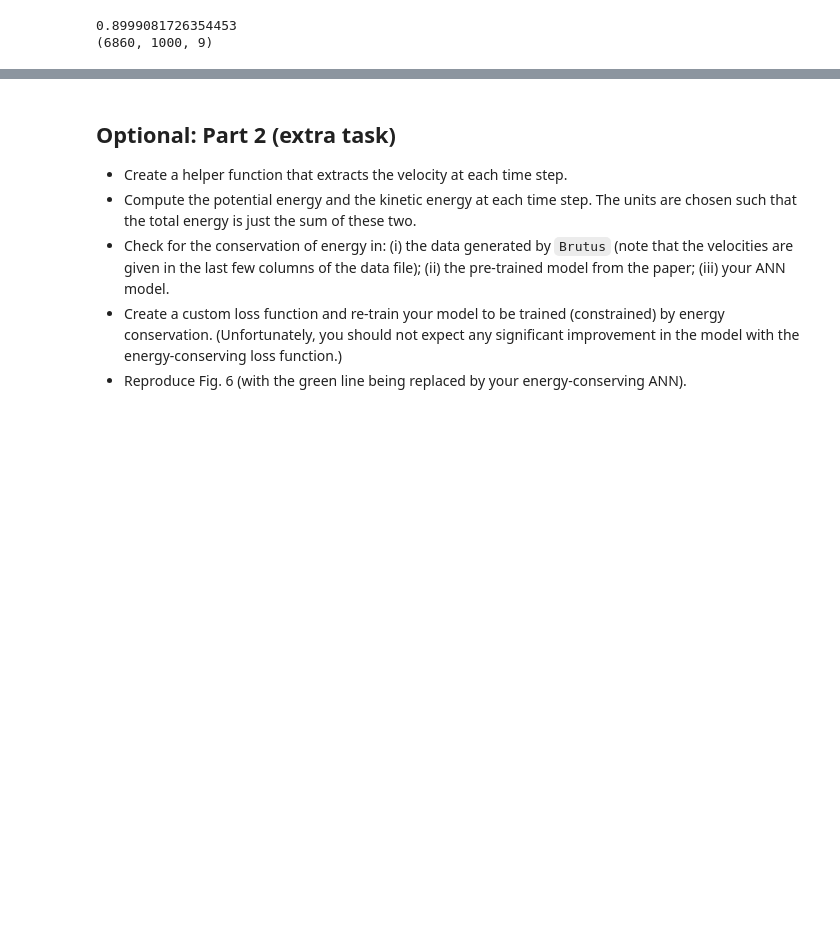
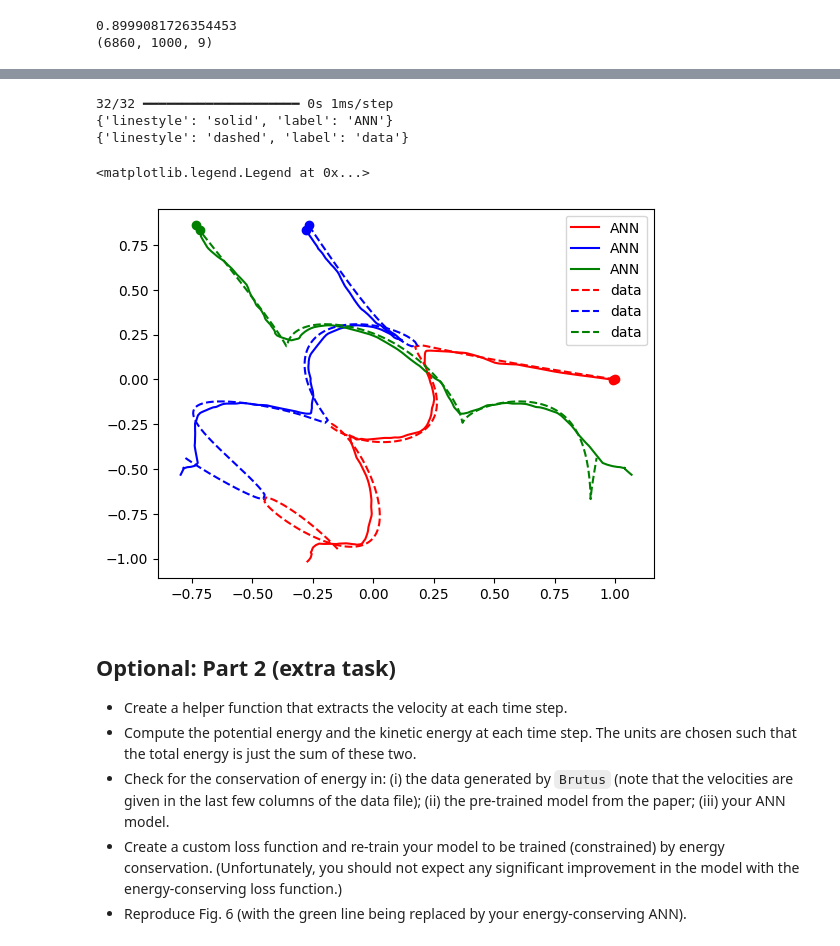
Before and after one commit to stinaper/tif285, a Jupyter notebook: doc/pub/Projects/Project2/TIF285_Project2.ipynb, the cells around one changed output, grey strips where cells are left out. Cells and saved outputs as stored; diff of their text form; code cells hidden in the pictures; blank space fills up the shorter version.

```diff
--- a/doc/pub/Projects/Project2/TIF285_Project2.ipynb
+++ b/doc/pub/Projects/Project2/TIF285_Project2.ipynb
@@ -396,3 +484,17 @@ print(model_y)
+# %%
+x, y = get_data(0)
+big_model_y = big_model.predict(x)
+p1, p2, p3 = get_trajectories(big_model_y)
+ax = plot_trajectories(p1, p2, p3, linestyle= 'solid', label='ANN')
+p1, p2, p3 = get_trajectories(y)
+plot_trajectories(p1, p2, p3, ax=ax, linestyle='dashed', label='data')
+ax.legend()
+# %% [output]
+32/32 ━━━━━━━━━━━━━━━━━━━━ 0s 1ms/step
+{'linestyle': 'solid', 'label': 'ANN'}
+{'linestyle': 'dashed', 'label': 'data'}
+<matplotlib.legend.Legend at 0x...>
+[figure, added]
 # %% [markdown]
 ## Optional: Part 2 (extra task)
 * Create a helper function that extracts the velocity at each time step.
```
Also changed, not shown: parts of 18 cells of this notebook.
